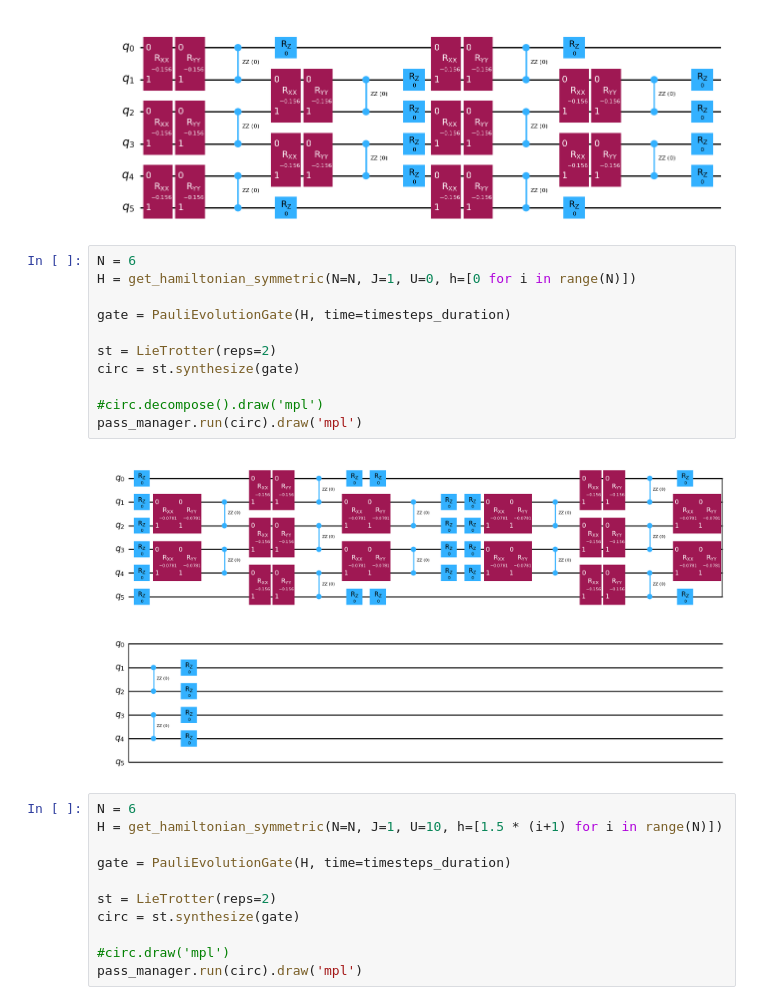
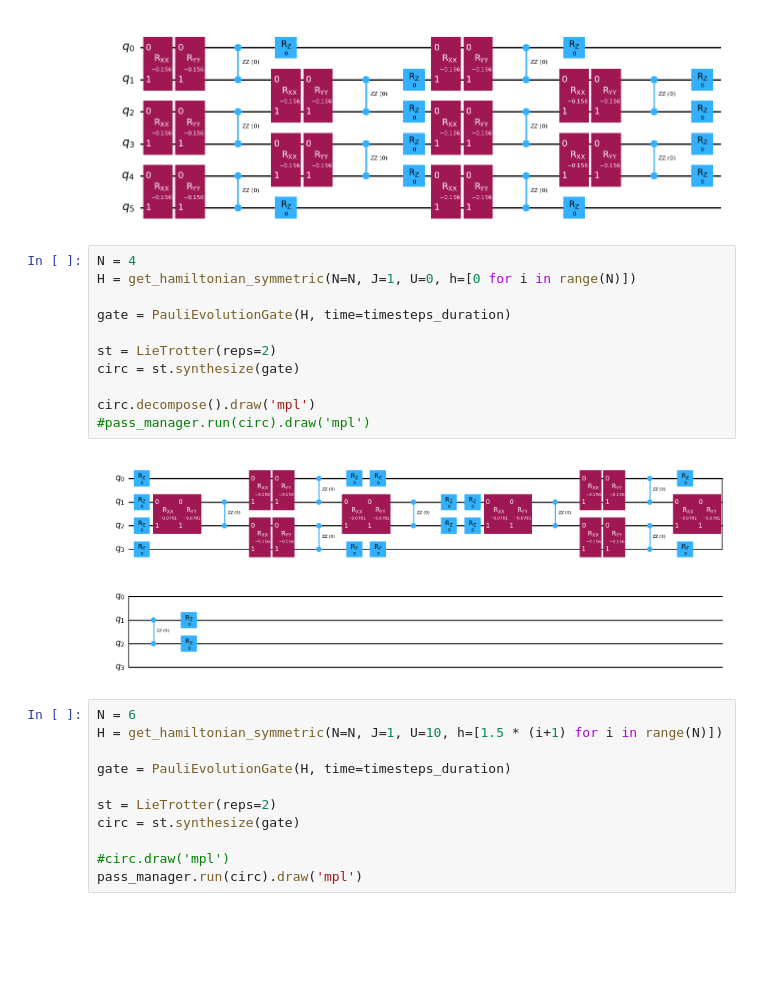
Before and after one commit to syralie/qsim-condensed-matter, a Jupyter notebook: first_paper_trial.ipynb, the cells around one changed output. Saved outputs shown, nothing was run; the diff lists cells and outputs as text; blank space fills up the shorter version.

```diff
--- a/first_paper_trial.ipynb
+++ b/first_paper_trial.ipynb
@@ -221,18 +225,18 @@ circ.decompose().draw('mpl')
 # %% [output]
 [figure]
 # %%
-N = 6
+N = 4
 H = get_hamiltonian_symmetric(N=N, J=1, U=0, h=[0 for i in range(N)])
 
 gate = PauliEvolutionGate(H, time=timesteps_duration)
 
 st = LieTrotter(reps=2)
 circ = st.synthesize(gate)
 
-#circ.decompose().draw('mpl')
-pass_manager.run(circ).draw('mpl')
+circ.decompose().draw('mpl')
+#pass_manager.run(circ).draw('mpl')
 # %% [output]
-[figure, old version]
+[figure, new version]
 # %%
 N = 6
 H = get_hamiltonian_symmetric(N=N, J=1, U=10, h=[1.5 * (i+1) for i in range(N)])
```
Also changed, not shown: parts of 23 cells of this notebook.
